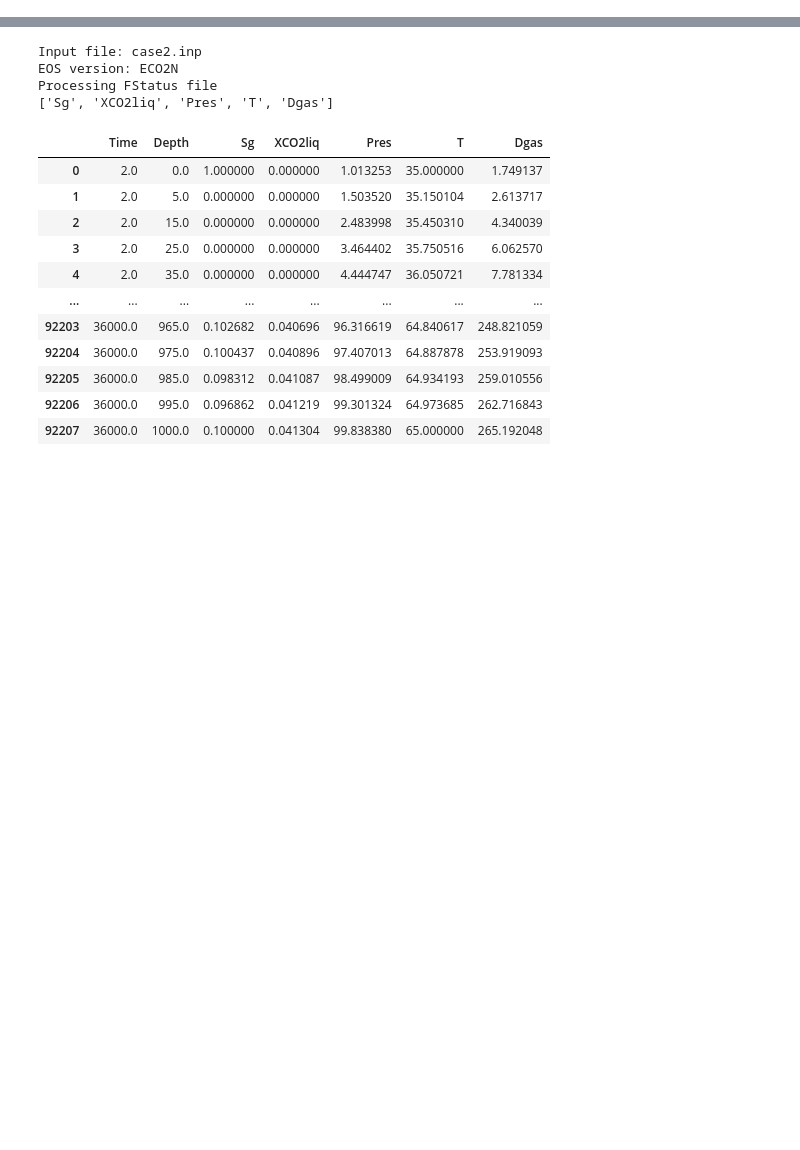
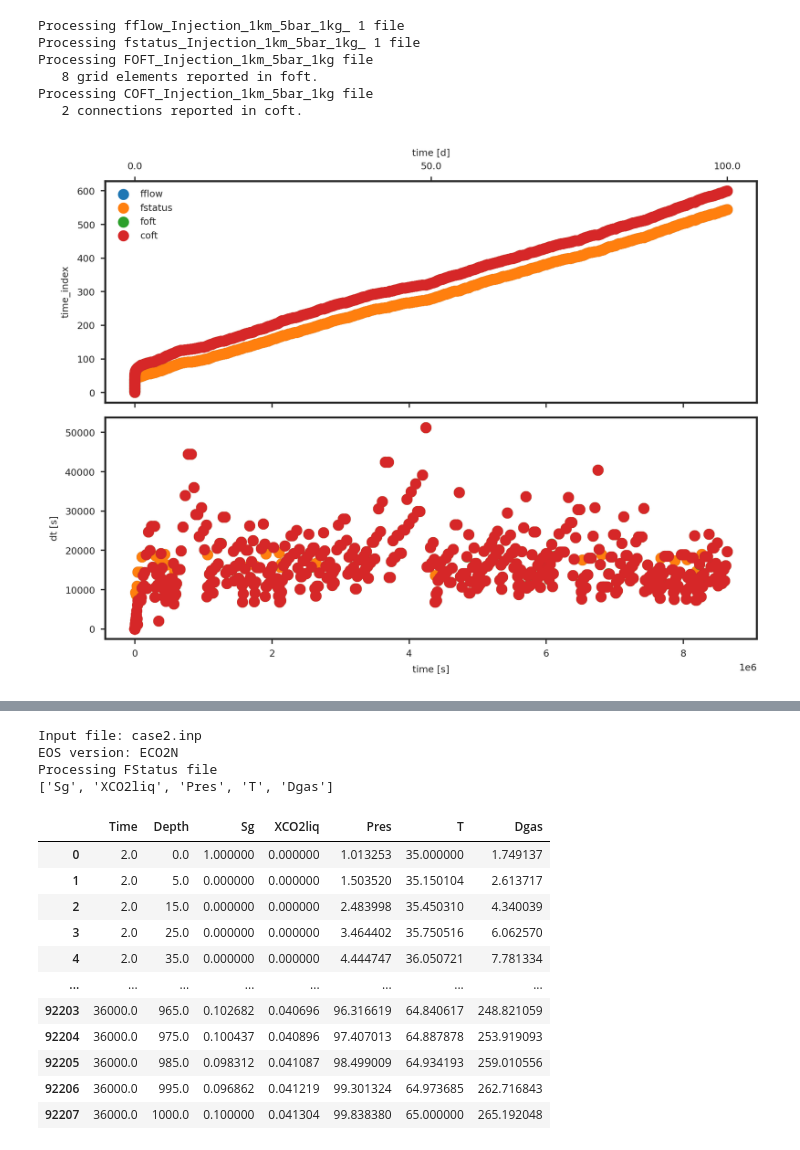
Before and after one commit to equinor/T2Well_post, a Jupyter notebook: plot_T2Well_files.ipynb, the cells around one changed output, grey strips where cells are left out. Saved outputs shown, nothing was run; the diff lists cells and outputs as text; code cells hidden in the pictures; blank space fills up the shorter version.

Commit message:
add time steps plots

```diff
--- a/plot_T2Well_files.ipynb
+++ b/plot_T2Well_files.ipynb
@@ -10,3 +7,13 @@ import os
 
 
 old_path = os.getcwd()
+# %%
+os.chdir(old_path)
+path = 'sample_files/sample_T2Well_ECO2N/'
+path = './sample_files/sample_T2Well_ECO2M_v2/'
+# path = '/scratch/SCS/gpb/T2WELL/ECO2M_case/'
+os.chdir(path)
+
+ip_file, op_file, fnames_map = map_file_names()
+
+EOS = get_EOS(op_file)
@@ -73,0 +66,62 @@ Processing fstatus_test_55bar10C_ 1 file
+# %%
+def plot_time_steps(fnames_map):
+
+    fig, (ax, ax2) = plt.subplots(2,1, sharex=True)
+
+    ax2.set_xlabel('time [s]')
+    ax.set_ylabel('time_index')
+    ax2.set_ylabel('dt [s]')
+
+
+    for file in fnames_map:
+        if file=='fflow':
+            var, df = read_FFlow(fnames_map[file], EOS)
+            time_steps = df.Time.drop_duplicates()
+            dt = time_steps.diff()
+            time_index = np.arange(time_steps.shape[0])
+            ax.scatter(time_steps, time_index, label=file)
+            ax2.scatter(time_steps, dt)
+
+        elif file=='fstatus':
+            var, df = read_FStatus(fnames_map[file], EOS)
+            time_steps = df.Time.drop_duplicates()
+            dt = time_steps.diff()
+
+            time_index = np.arange(time_steps.shape[0])
+            ax.scatter(time_steps, time_index, label=file)
+            ax2.scatter(time_steps, dt)
+
+
+        elif file=='coft':
+            var, idx, df = read_COFT(fnames_map[file], EOS)
+
+            dt = df.time.diff()
+            ax.scatter(df.time, np.arange(df.time.shape[0]), label=file)
+            ax2.scatter(df.time, dt, label=file)
+
+
+        elif file=='foft':
+            var, idx, df = read_FOFT(fnames_map[file], EOS)
+
+            dt = df.time.diff()
+            ax.scatter(df.time, np.arange(df.time.shape[0]), label=file)
+            ax2.scatter(df.time, dt, label=file)
+
+    secondary_scale(False, ax=ax)
+
+    ax.legend()
+
+    fig.tight_layout()
+
+    return fig, ax
+
+
+t_f, t_ax = plot_time_steps(fnames_map)
+# %% [output]
+Processing fflow_Injection_1km_5bar_1kg_ 1 file
+Processing fstatus_Injection_1km_5bar_1kg_ 1 file
+Processing FOFT_Injection_1km_5bar_1kg file
+   8 grid elements reported in foft.
+Processing COFT_Injection_1km_5bar_1kg file
+   2 connections reported in coft.
+[figure, added]
```
Also changed, not shown: parts of 5 cells of this notebook, 1 other file.
